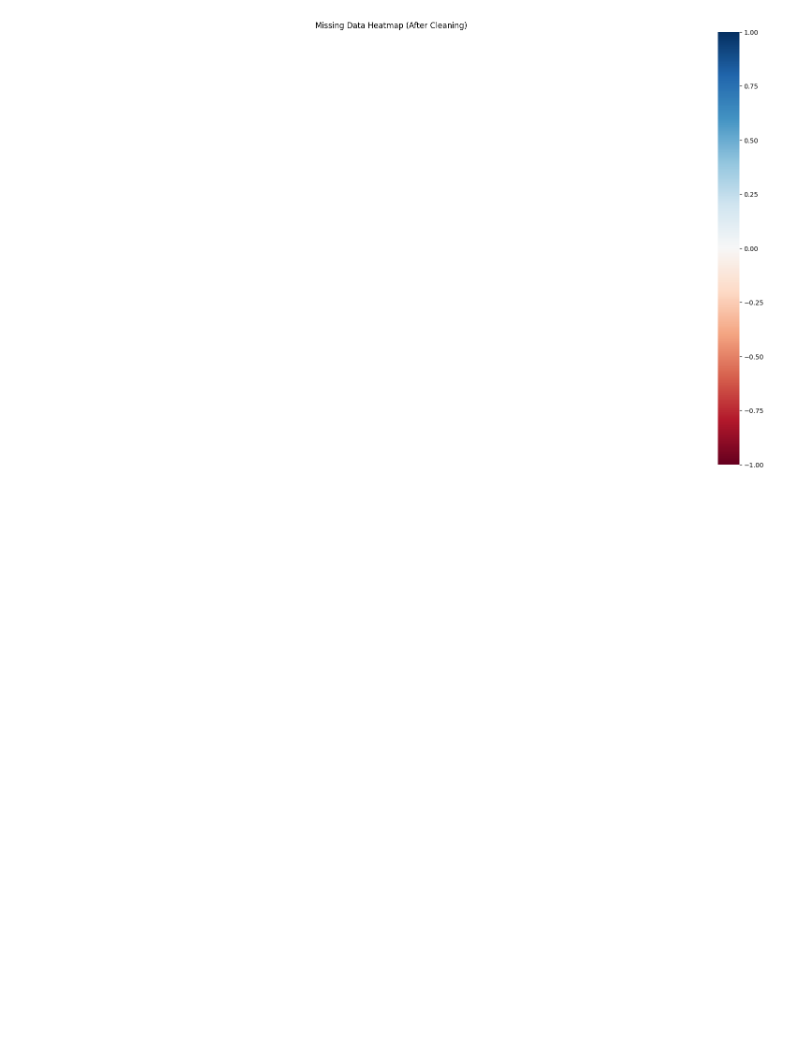
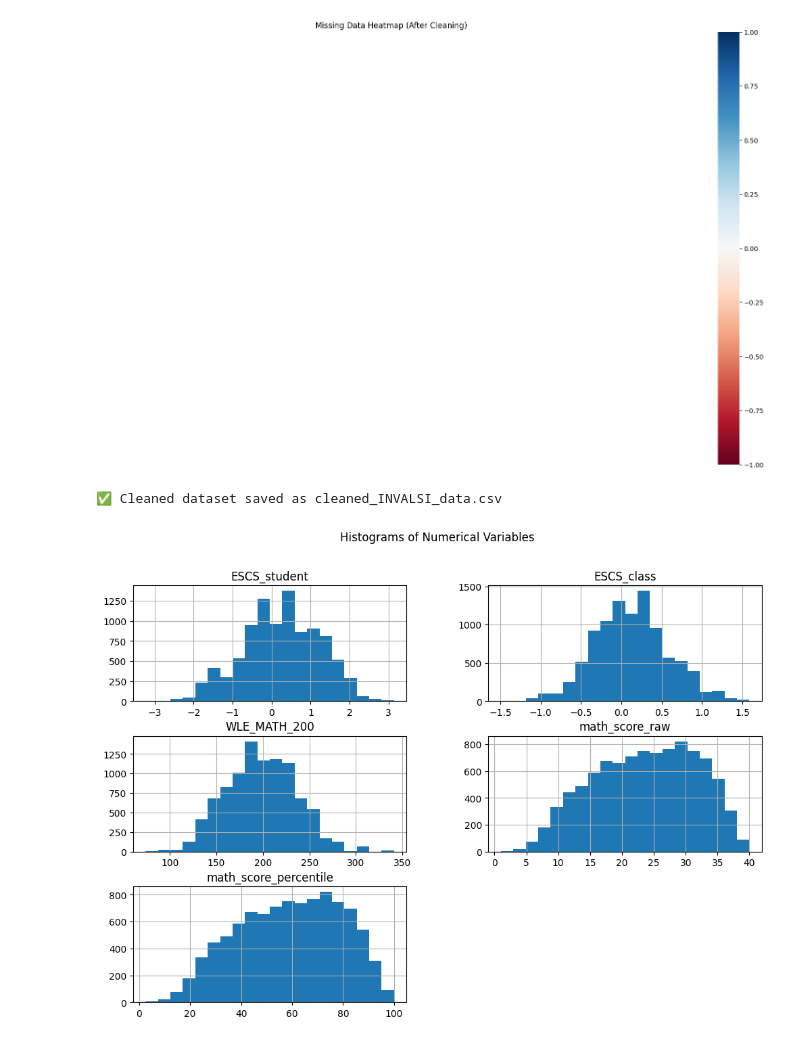
Before and after one commit to LuckyForoozan/MyProjects, a Jupyter notebook: untitled17.ipynb, the cells around one changed output. Cells and saved outputs as stored; diff of their text form; code cells hidden in the pictures; blank space fills up the shorter version.

```diff
--- a/untitled17.ipynb
+++ b/untitled17.ipynb
@@ -68,9 +67,11 @@ selected_columns = [
     "ESCS_class", "WLE_MATH_200",
     "math_score_raw", "math_score_percentile"
 ]
-df = data[selected_columns].copy()
+data = data[selected_columns].copy()
 # Show first rows
-print(df.head())
+print(data.head())
+
+print("\n✅ Shape of dataset:", data.shape)
 # %% [output]
    gender  month  year  origin  nursery_attendance  kindergarten_attendance  \
 0       1     10     2       3                   2                        1
@@ -180,3 +181,25 @@ dtype: int64
 [figure]
 <Figure size 1200x600 with 0 Axes>
 [figure]
+# %%
+# Save cleaned dataset to a new CSV file
+data_clean.to_csv("/content/cleaned_INVALSI_data.csv", index=False)
+
+print("✅ Cleaned dataset saved as cleaned_INVALSI_data.csv")
+# %% [output]
+✅ Cleaned dataset saved as cleaned_INVALSI_data.csv
+# %%
+# Select numerical columns
+num_cols = ["ESCS_student", "ESCS_class", "WLE_MATH_200",
+            "math_score_raw", "math_score_percentile"]
+
+# Convert numeric-looking columns to proper numbers
+for col in num_cols:
+    data_clean[col] = pd.to_numeric(data_clean[col], errors='coerce')
+# %%
+#  Histograms
+data_clean[num_cols].hist(figsize=(12, 8), bins=20)
+plt.suptitle("Histograms of Numerical Variables")
+plt.show()
+# %% [output]
+[figure, added]
```
Also changed, not shown: parts of 18 cells of this notebook.
